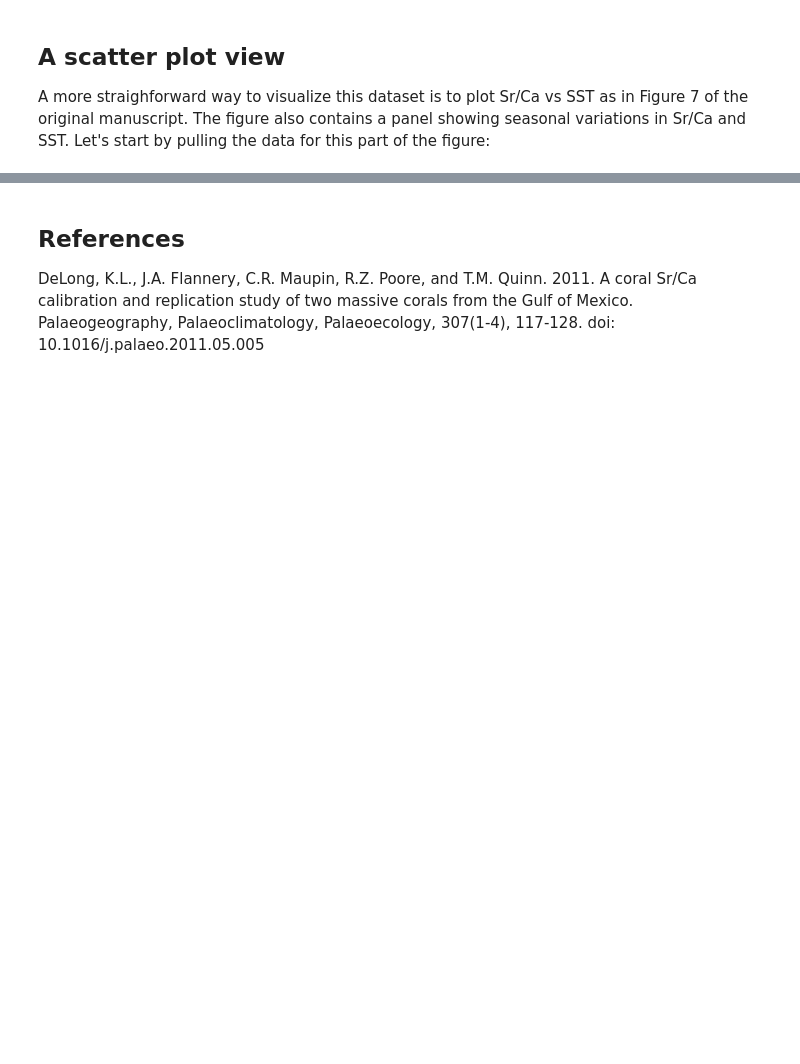
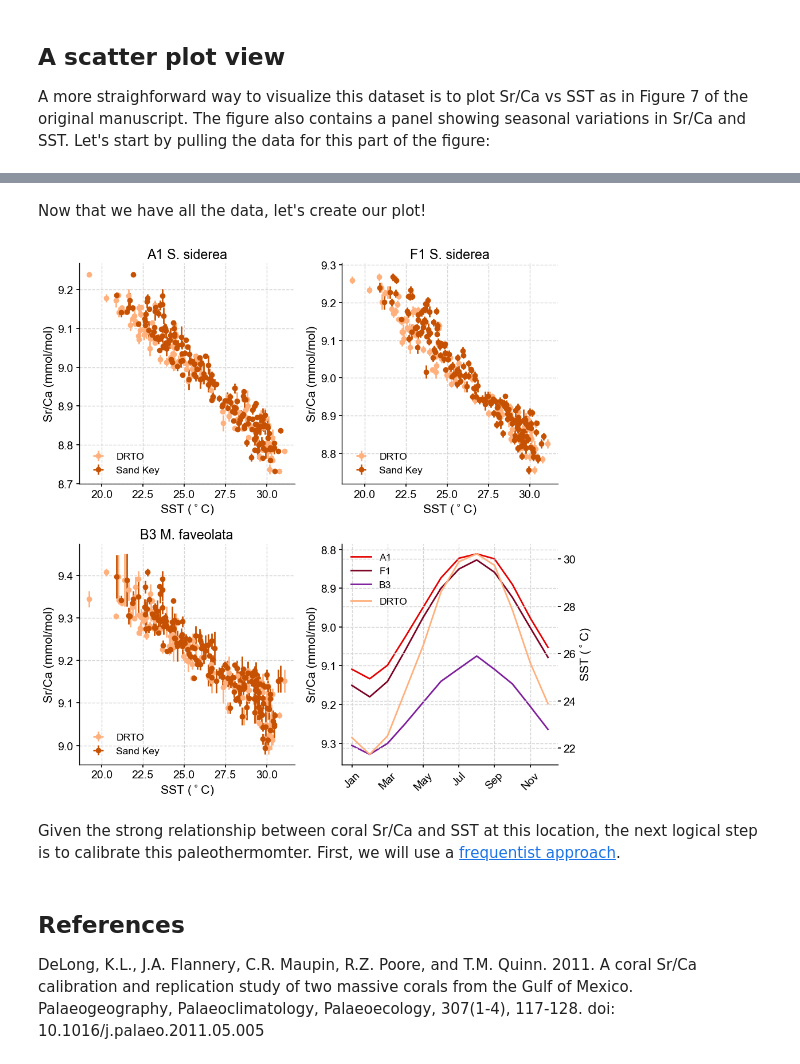
Before and after one commit to khider/dry-tortugas-calibration-fun, a Jupyter notebook: DataExploration.ipynb, the cells around one changed output, grey strips where cells are left out. Saved outputs shown, nothing was run; the diff lists cells and outputs as text; code cells hidden in the pictures; blank space fills up the shorter version.

Commit message:
Data exploration and regression
Adds two notebooks for data exploration and regression using a frequentist approach

```diff
--- a/DataExploration.ipynb
+++ b/DataExploration.ipynb
@@ -237,6 +246,55 @@ grouped_df
 | 0.7920 | 1999.791667 | 8.890490 | 2.117647 | 0.008968 | 8.923891 | ... |
 | 0.8750 | 1999.875000 | 8.976746 | 2.117647 | 0.012209 | 9.001760 | ... |
 | 0.9580 | 1999.958333 | 9.052643 | 2.117647 | 0.009397 | 9.078462 | ... |
+# %% [markdown]
+Now that we have all the data, let's create our plot!
+# %%
+fig, axs = plt.subplots(2, 2, figsize=(10, 10))
+
+#Plotting A1 S. siderea
+axs[0,0].errorbar(df.iloc[:,10],df.iloc[:,1], xerr = df.iloc[:,11], yerr = df.iloc[:,3], marker= 'o', color = sns.xkcd_rgb['peach'], linestyle='None', label = 'DRTO')
+axs[0,0].errorbar(df.iloc[:,12],df.iloc[:,1], xerr = df.iloc[:,13], yerr = df.iloc[:,3], marker= 'o', color = sns.xkcd_rgb['dark orange'], linestyle='None', label = 'Sand Key')
+axs[0,0].set_title('A1 S. siderea')
+axs[0,0].set_xlabel('SST ($^\circ$C)')
+axs[0,0].set_ylabel('Sr/Ca (mmol/mol)')
+axs[0,0].legend(loc= 'lower left')
+
+#Plotting F1 S. siderea
+axs[0,1].errorbar(df.iloc[:,10],df.iloc[:,4], xerr = df.iloc[:,11], yerr = df.iloc[:,6], marker= 'o', color = sns.xkcd_rgb['peach'], linestyle='None', label = 'DRTO')
+axs[0,1].errorbar(df.iloc[:,12],df.iloc[:,4], xerr = df.iloc[:,13], yerr = df.iloc[:,6], marker= 'o', color = sns.xkcd_rgb['dark orange'], linestyle='None', label = 'Sand Key')
+axs[0,1].set_title('F1 S. siderea')
+axs[0,1].set_xlabel('SST ($^\circ$C)')
+axs[0,1].set_ylabel('Sr/Ca (mmol/mol)')
+axs[0,1].legend(loc= 'lower left')
+
+#Plotting B3 M. faveolata
+axs[1,0].errorbar(df.iloc[:,10],df.iloc[:,7], xerr = df.iloc[:,11], yerr = df.iloc[:,9], marker= 'o', color = sns.xkcd_rgb['peach'], linestyle='None', label = 'DRTO')
+axs[1,0].errorbar(df.iloc[:,12],df.iloc[:,7], xerr = df.iloc[:,13], yerr = df.iloc[:,9], marker= 'o', color = sns.xkcd_rgb['dark orange'], linestyle='None', label = 'Sand Key')
+axs[1,0].set_title('B3 M. faveolata')
+axs[1,0].set_xlabel('SST ($^\circ$C)')
+axs[1,0].set_ylabel('Sr/Ca (mmol/mol)')
+axs[1,0].legend(loc= 'lower left')
+
+#Plotting seasonal cycle
+axs[1,1].plot(grouped_df.iloc[:,1], color = sns.xkcd_rgb['red'], label='A1')
+axs[1,1].plot(grouped_df.iloc[:,4], color = sns.xkcd_rgb['wine red'], label='F1')
+axs[1,1].plot(grouped_df.iloc[:,7], color = sns.xkcd_rgb['purple'], label='B3')
+axs[1,1].set_ylim(axs[1, 1].get_ylim()[::-1])
+axs[1, 1].legend(loc='upper left')
+axs[1,1].set_ylabel('Sr/Ca (mmol/mol)')
+axs[1,1].set_xticks(ticks=grouped_df.index.to_list()[0::2], labels=['Jan','Mar','May','Jul','Sep','Nov'], rotation=45)
+
+ax2 = axs[1, 1].twinx()
+ax2.plot(grouped_df.iloc[:,10], color = sns.xkcd_rgb['peach'], label='DRTO')
+ax2.legend(loc='upper left', bbox_to_anchor=(0, 0.8))
+ax2.set_ylabel('SST ($^\circ$C)')
+
+# Adjust layout to prevent overlap
+plt.tight_layout()
+# %% [output]
+[figure, added]
+# %% [markdown]
+Given the strong relationship between coral Sr/Ca and SST at this location, the next logical step is to calibrate this paleothermomter. First, we will use a [frequentist approach](Calibration.ipynb).
 # %% [markdown]
 ## References
 
```
Also changed, not shown: parts of 7 cells of this notebook, 3 other files.
